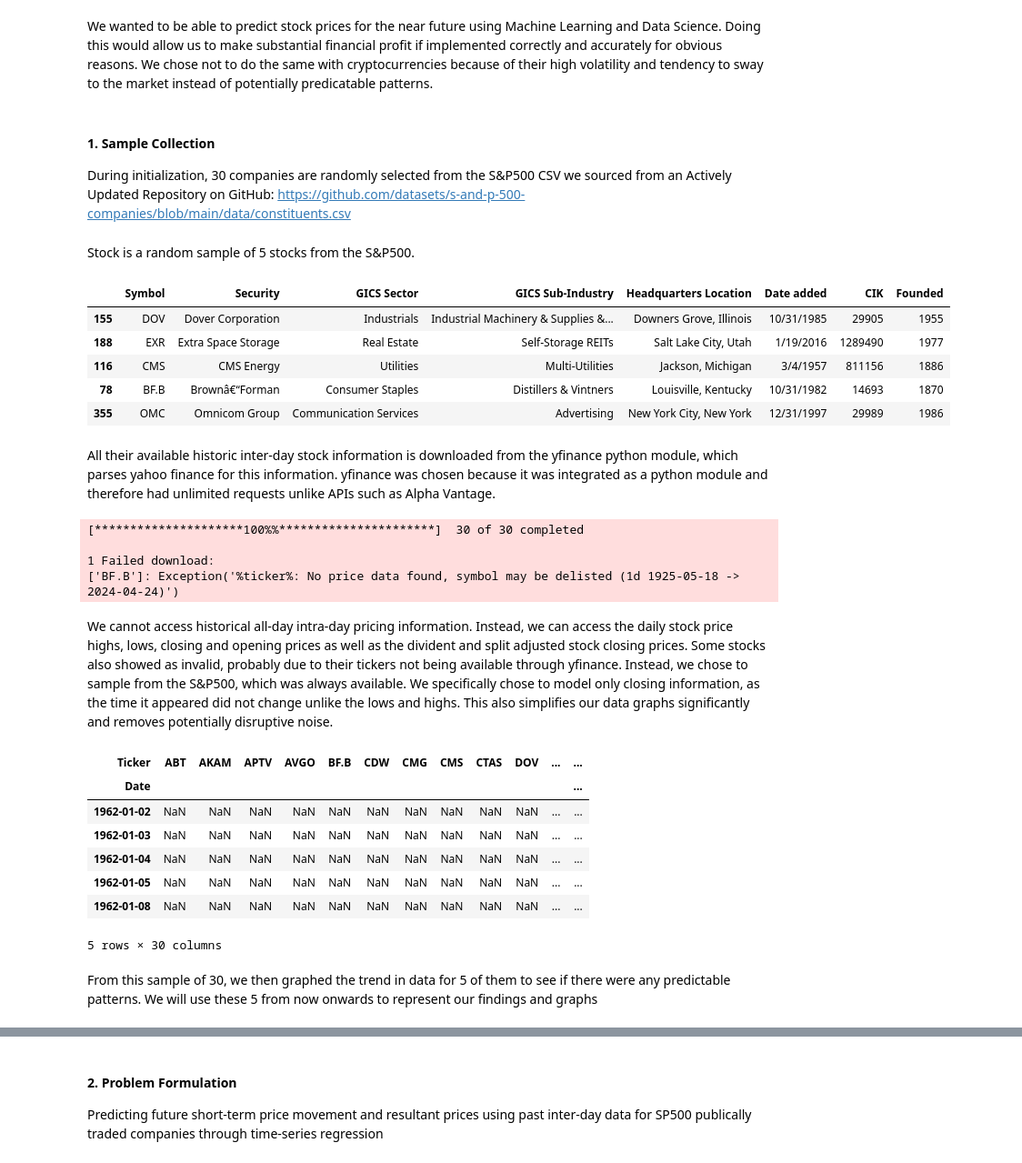
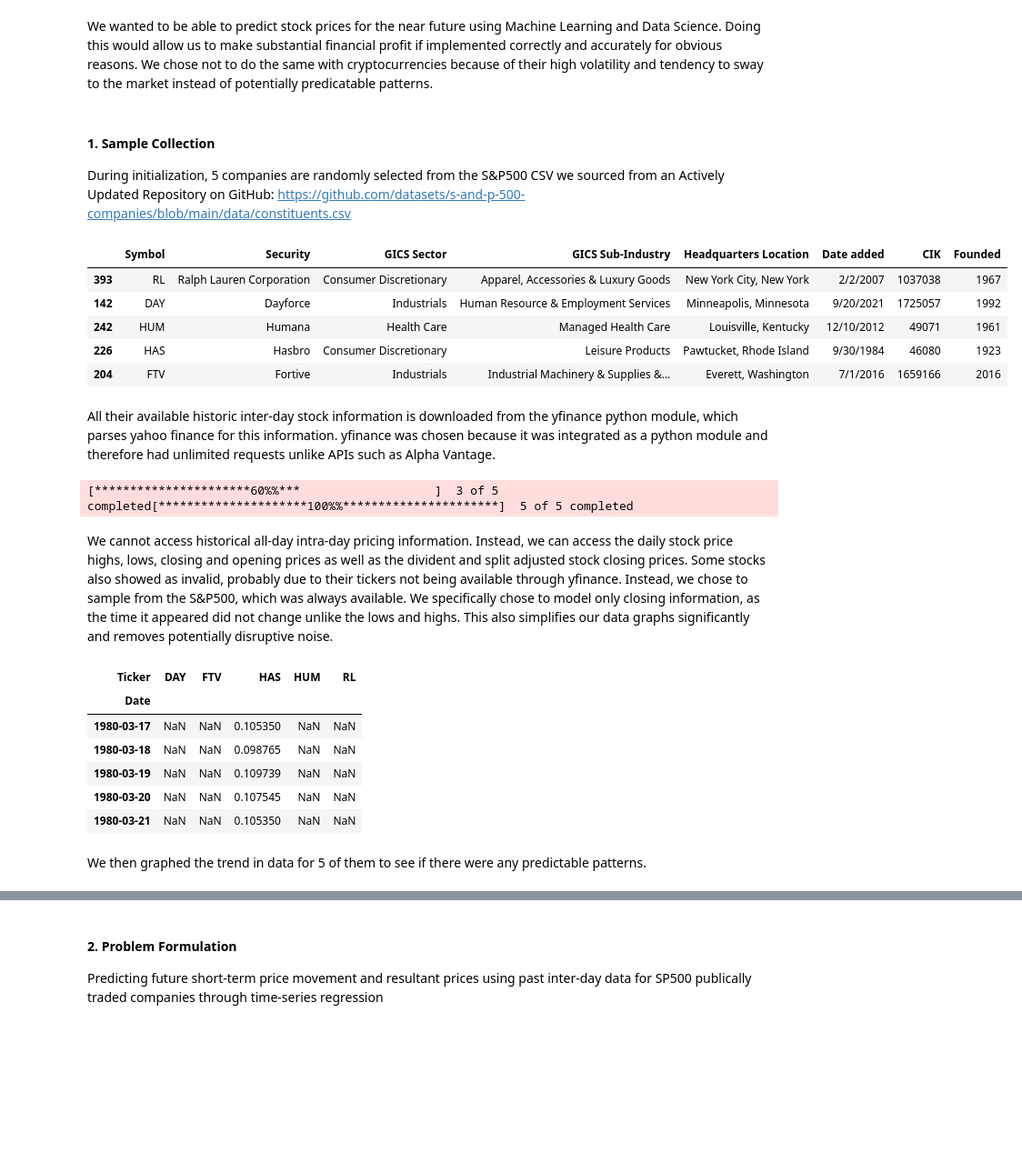
Before and after one commit to RexKnife/SC1015MiniProject, a Jupyter notebook: DSAIMiniProject.ipynb, the cells around one changed output, grey strips where cells are left out. Shown: that part at 91% size. Saved outputs shown, nothing was run; the diff lists cells and outputs as text; code cells hidden in the pictures; blank space fills up the shorter version.

```diff
--- a/DSAIMiniProject.ipynb
+++ b/DSAIMiniProject.ipynb
@@ -6,7 +6,7 @@
 We wanted to be able to predict stock prices for the near future using Machine Learning and Data Science. Doing this would allow us to make substantial financial profit if implemented correctly and accurately for obvious reasons. We chose not to do the same with cryptocurrencies because of their high volatility and tendency to sway to the market instead of potentially predicatable patterns.
 # %% [markdown]
 #### **1. Sample Collection**
-During initialization, 30 companies are randomly selected from the S&P500 CSV we sourced from an Actively Updated Repository on GitHub: https://github.com/datasets/s-and-p-500-companies/blob/main/data/constituents.csv
+During initialization, 5 companies are randomly selected from the S&P500 CSV we sourced from an Actively Updated Repository on GitHub: https://github.com/datasets/s-and-p-500-companies/blob/main/data/constituents.csv
 # %%
 import warnings# Suppress FutureWarning messages
 warnings.simplefilter(action='ignore', category=FutureWarning)
@@ -17,39 +17,32 @@ import yfinance as yf #Stock Infor
 from datetime import datetime
 import requests #Netoworked Requests
 import matplotlib.pyplot as plt #Graph Plotting
-# %% [markdown]
-Stock is a random sample of 5 stocks from the S&P500.
 # %%
 def chooserandomstockCSV(stockcsv):
     df = pd.read_csv(stockcsv, encoding='cp1252')
-    selected = df.sample(n=30)
+    selected = df.sample(n=5)
     return selected
 def chooserandomstockJSON(stockjson):
     df = pd.read_json(stockjson)
-    selected = df.sample(n=30)
+    selected = df.sample(n=5)
     return selected
 selectedstock = chooserandomstockCSV("AllSP500Stocks.csv")
-#selectedstock = chooserandomstockJSON("AllNYSETickers.json")
-#selectedstock = chooserandomstockCSV("1000SmallCapStocks.csv")
 selectedstock.head()
 # %% [output]
 |  | Symbol | Security | GICS Sector | GICS Sub-Industry | Headquarters Location | Date added | CIK | Founded |
-| 155 | DOV | Dover Corporation | Industrials | Industrial Machinery & Supplies &... | Downers Grove, Illinois | 10/31/1985 | 29905 | 1955 |
-| 188 | EXR | Extra Space Storage | Real Estate | Self-Storage REITs | Salt Lake City, Utah | 1/19/2016 | 1289490 | 1977 |
-| 116 | CMS | CMS Energy | Utilities | Multi-Utilities | Jackson, Michigan | 3/4/1957 | 811156 | 1886 |
-| 78 | BF.B | Brownâ€“Forman | Consumer Staples | Distillers & Vintners | Louisville, Kentucky | 10/31/1982 | 14693 | 1870 |
-| 355 | OMC | Omnicom Group | Communication Services | Advertising | New York City, New York | 12/31/1997 | 29989 | 1986 |
+| 393 | RL | Ralph Lauren Corporation | Consumer Discretionary | Apparel, Accessories & Luxury Goods | New York City, New York | 2/2/2007 | 1037038 | 1967 |
+| 142 | DAY | Dayforce | Industrials | Human Resource & Employment Services | Minneapolis, Minnesota | 9/20/2021 | 1725057 | 1992 |
+| 242 | HUM | Humana | Health Care | Managed Health Care | Louisville, Kentucky | 12/10/2012 | 49071 | 1961 |
+| 226 | HAS | Hasbro | Consumer Discretionary | Leisure Products | Pawtucket, Rhode Island | 9/30/1984 | 46080 | 1923 |
+| 204 | FTV | Fortive | Industrials | Industrial Machinery & Supplies &... | Everett, Washington | 7/1/2016 | 1659166 | 2016 |
 # %% [markdown]
 All their available historic inter-day stock information is downloaded from the yfinance python module, which parses yahoo finance for this information. yfinance was chosen because it was integrated as a python module and therefore had unlimited requests unlike APIs such as Alpha Vantage.
 # %%
 #Create yf Ticker objects for all stock and download historical data and display it
-StockTickers = list(selectedstock['Symbol']) #
+StockTickers = list(selectedstock['Symbol'])
 DaytoDayData = yf.download(tickers = StockTickers, interval = "1d")
 # %% [output]
-[*********************100%%**********************]  30 of 30 completed
-
-1 Failed download:
-['BF.B']: Exception('%ticker%: No price data found, symbol may be delisted (1d 1925-05-18 -> 2024-04-24)')
+[**********************60%%***                   ]  3 of 5 completed[*********************100%%**********************]  5 of 5 completed
 # %% [markdown]
 We cannot access historical all-day intra-day pricing information. Instead, we can access the daily stock price highs, lows, closing and opening prices as well as the divident and split adjusted stock closing prices. Some stocks also showed as invalid, probably due to their tickers not being available through yfinance. Instead, we chose to sample from the S&P500, which was always available.
 We specifically chose to model only closing information, as the time it appeared did not change unlike the lows and highs. This also simplifies our data graphs significantly and removes potentially disruptive noise.
@@ -57,16 +50,15 @@ We specifically chose to model only closing information, as the time it appeared
 DaytoDayData = DaytoDayData["Close"]
 DaytoDayData.head()
 # %% [output]
-| Ticker | ABT | AKAM | APTV | AVGO | BF.B | CDW | CMG | CMS | CTAS | DOV | ... | ... |
-| Date |  |  |  |  |  |  |  |  |  |  |  | ... |
-| 1962-01-02 | NaN | NaN | NaN | NaN | NaN | NaN | NaN | NaN | NaN | NaN | ... | ... |
-| 1962-01-03 | NaN | NaN | NaN | NaN | NaN | NaN | NaN | NaN | NaN | NaN | ... | ... |
-| 1962-01-04 | NaN | NaN | NaN | NaN | NaN | NaN | NaN | NaN | NaN | NaN | ... | ... |
-| 1962-01-05 | NaN | NaN | NaN | NaN | NaN | NaN | NaN | NaN | NaN | NaN | ... | ... |
-| 1962-01-08 | NaN | NaN | NaN | NaN | NaN | NaN | NaN | NaN | NaN | NaN | ... | ... |
+| Ticker | DAY | FTV | HAS | HUM | RL |
+| Date |  |  |  |  |  |
+| 1980-03-17 | NaN | NaN | 0.105350 | NaN | NaN |
+| 1980-03-18 | NaN | NaN | 0.098765 | NaN | NaN |
+| 1980-03-19 | NaN | NaN | 0.109739 | NaN | NaN |
+| 1980-03-20 | NaN | NaN | 0.107545 | NaN | NaN |
+| 1980-03-21 | NaN | NaN | 0.105350 | NaN | NaN |
-5 rows × 30 columns
 # %% [markdown]
-From this sample of 30, we then graphed the trend in data for 5 of them to see if there were any predictable patterns. We will use these 5 from now onwards to represent our findings and graphs
+We then graphed the trend in data for 5 of them to see if there were any predictable patterns.
 # %%
 def plot_line_stocks(values, ticker):
     plt.plot(values[ticker].dropna(), label = str(ticker+' Stock Price')) #Drop all Null Values and Graph the Stock Data
```
Also changed, not shown: parts of 8 cells of this notebook.
